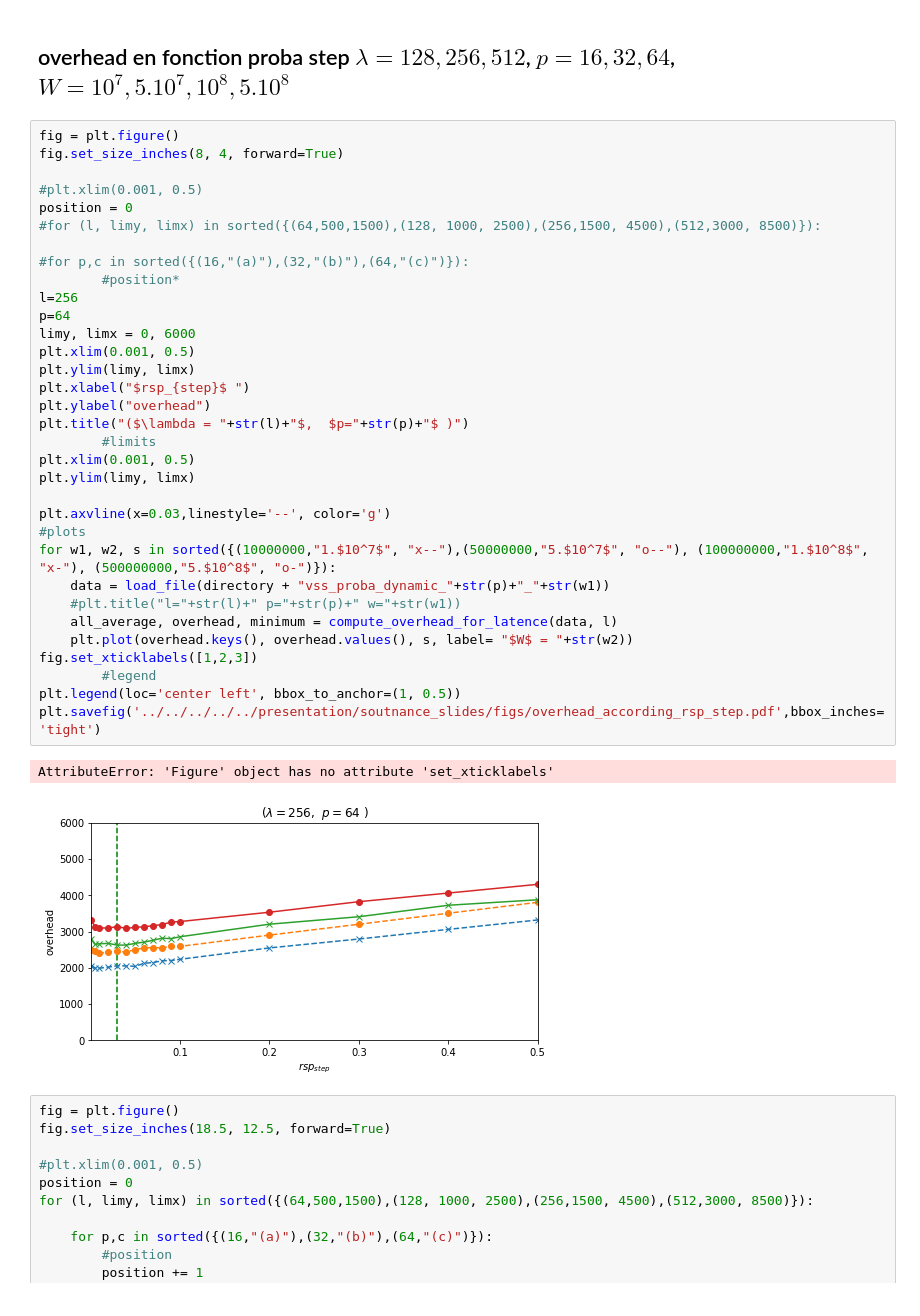
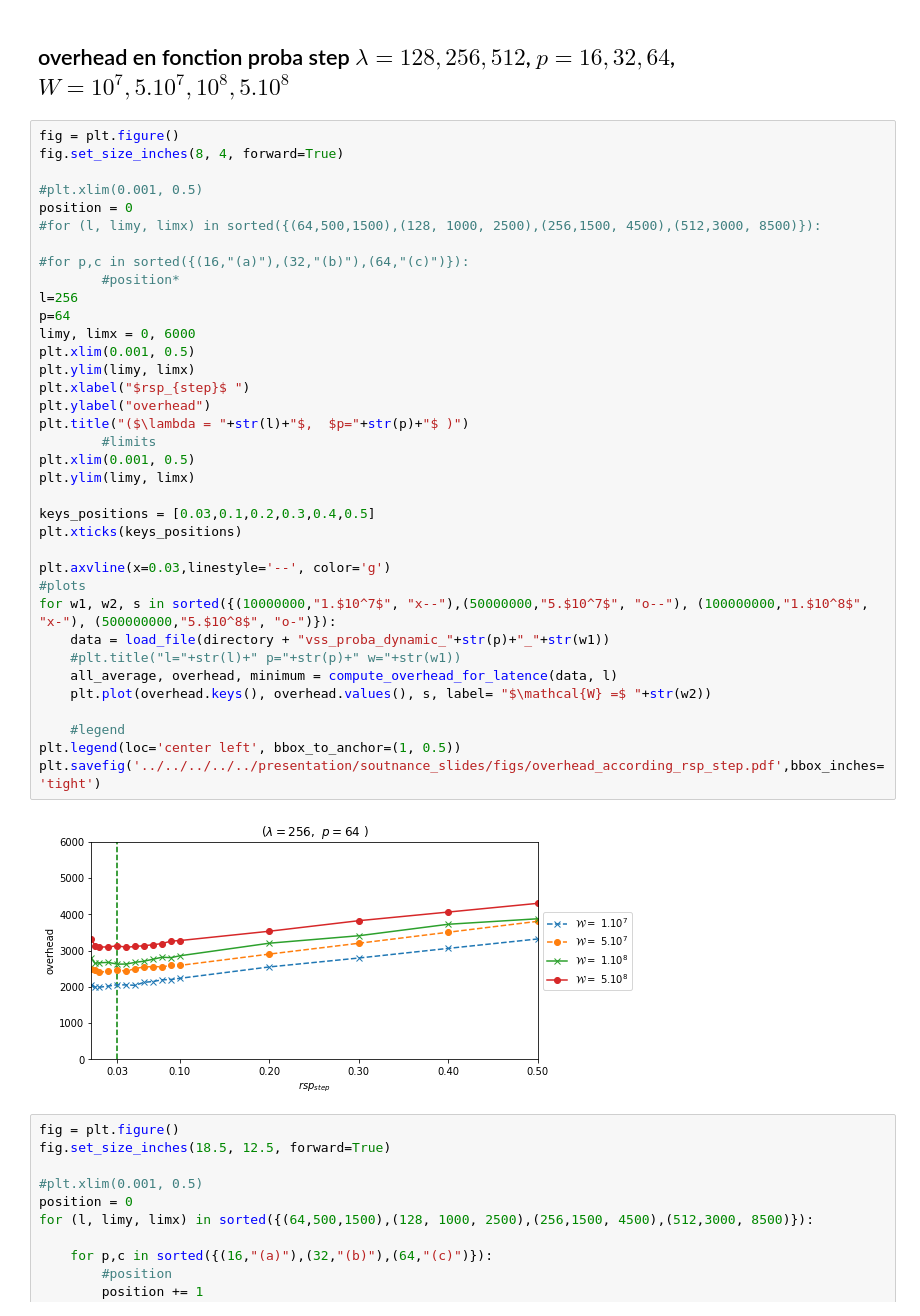
Before and after one commit to wagnerf42/ws-simulator, a Jupyter notebook: result/strategy/simulation_ipynb/simulation_thesis_proba_dynamic.ipynb, the cells around one changed output. Saved outputs shown, nothing was run; the diff lists cells and outputs as text.

```diff
--- a/result/strategy/simulation_ipynb/simulation_thesis_proba_dynamic.ipynb
+++ b/result/strategy/simulation_ipynb/simulation_thesis_proba_dynamic.ipynb
@@ -161,38 +161,40 @@ def best_value_dict(directory, seuil):
 fig = plt.figure()
 fig.set_size_inches(8, 4, forward=True)
 
 #plt.xlim(0.001, 0.5)
 position = 0
 #for (l, limy, limx) in sorted({(64,500,1500),(128, 1000, 2500),(256,1500, 4500),(512,3000, 8500)}):
 
 #for p,c in sorted({(16,"(a)"),(32,"(b)"),(64,"(c)")}):
         #position*
 l=256
 p=64
 limy, limx = 0, 6000
 plt.xlim(0.001, 0.5)
 plt.ylim(limy, limx)
 plt.xlabel("$rsp_{step}$ ")
 plt.ylabel("overhead")
 plt.title("($\lambda = "+str(l)+"$,  $p="+str(p)+"$ )")
         #limits
 plt.xlim(0.001, 0.5)
 plt.ylim(limy, limx)
 
+keys_positions = [0.03,0.1,0.2,0.3,0.4,0.5]
+plt.xticks(keys_positions)
+
 plt.axvline(x=0.03,linestyle='--', color='g')
 #plots
 for w1, w2, s in sorted({(10000000,"1.$10^7$", "x--"),(50000000,"5.$10^7$", "o--"), (100000000,"1.$10^8$", "x-"), (500000000,"5.$10^8$", "o-")}):
     data = load_file(directory + "vss_proba_dynamic_"+str(p)+"_"+str(w1))
     #plt.title("l="+str(l)+" p="+str(p)+" w="+str(w1))
     all_average, overhead, minimum = compute_overhead_for_latence(data, l)
-    plt.plot(overhead.keys(), overhead.values(), s, label= "$W$ = "+str(w2))
-fig.set_xticklabels([1,2,3])
-        #legend
+    plt.plot(overhead.keys(), overhead.values(), s, label= "$\mathcal{W} =$ "+str(w2))
+
+    #legend
 plt.legend(loc='center left', bbox_to_anchor=(1, 0.5))
 plt.savefig('../../../../../presentation/soutnance_slides/figs/overhead_according_rsp_step.pdf',bbox_inches='tight')
 # %% [output]
-AttributeError: 'Figure' object has no attribute 'set_xticklabels'
-[figure, old version]
+[figure, new version]
 # %%
 fig = plt.figure()
 fig.set_size_inches(18.5, 12.5, forward=True)
```
Also changed, not shown: parts of 1 cell of this notebook, 3 other files.
